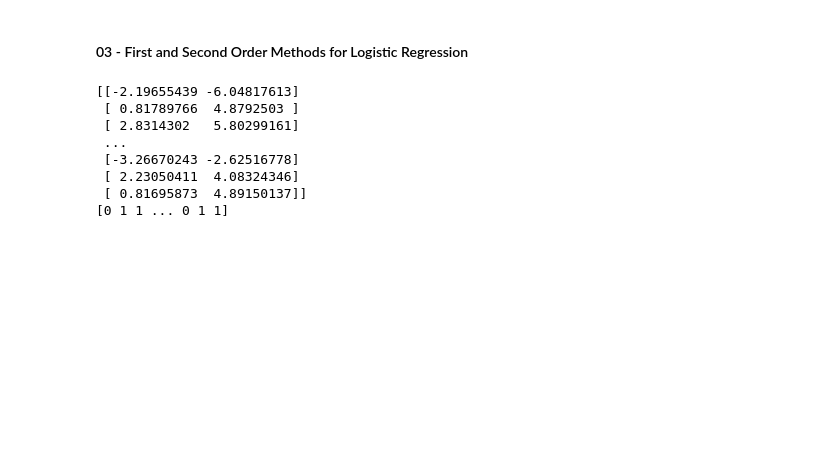
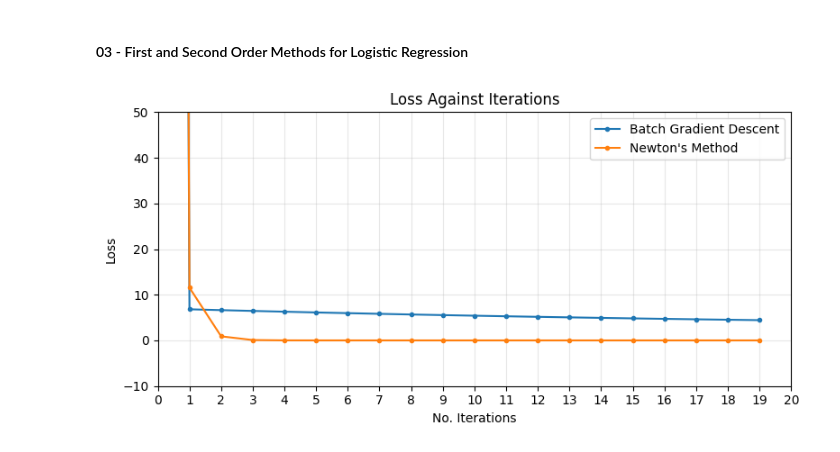
Before and after one commit to pulasthi-u/en3150-assignment02, a Jupyter notebook: A02.ipynb, the cells around one changed output. Saved outputs shown, nothing was run; the diff lists cells and outputs as text; code cells hidden in the pictures; blank space fills up the shorter version.

```diff
--- a/A02.ipynb
+++ b/A02.ipynb
@@ -108,14 +133,11 @@ X, y = make_blobs(n_samples=2000, centers=centers, random_state=5)
 transformation = [[0.5, 0.5], [-0.5, 1.5]]
 X = np.dot(X, transformation)
 
-print (X)
-print (y)
+# Prepend each data point with 1 to incorporate a bias term
+X = np.hstack([np.ones((X.shape[0], 1)), X])
+
+# Reshape y as a column vector
+y = y.reshape(-1, 1)
+
+# Number of data points
+N = X.shape[0]
-# %% [output]
-[[-2.19655439 -6.04817613]
- [ 0.81789766  4.8792503 ]
- [ 2.8314302   5.80299161]
- ...
- [-3.26670243 -2.62516778]
- [ 2.23050411  4.08324346]
- [ 0.81695873  4.89150137]]
-[0 1 1 ... 0 1 1]
@@ -121,0 +177,47 @@ print (y)
+# %%
+## Newton's Method
+
+# Initialize weights
+np.random.seed(1)
+w_NM = np.random.randn(X.shape[1], 1) * 0.01
+
+# Define a learning rate
+alpha = 3
+
+for i in range(20):
+    y_hat = sigmoid(X @ w_NM)
+
+    # Compute the gradient
+    g = (X.T @ (y_hat - y)) / N
+
+    # Compute the Hessian
+    S = np.diagflat(y_hat * (1 - y_hat))
+    H = (X.T @ S @ X) / N
+
+    # Find the step to take and update w
+    step = np.linalg.solve(H, g)
+    w_NM -= alpha * step
+
+    # Compute the loss
+    NM_losses.append(BCE(y, y_hat))
+# %%
+plt.figure(figsize=(8, 4))
+
+plt.title("Loss Against Iterations")
+
+plt.plot(BGD_losses, label="Batch Gradient Descent", marker=".")
+plt.plot(NM_losses, label="Newton's Method", marker=".")
+
+plt.xlim(0, 20)
+plt.ylim(-10, 50)
+plt.xlabel("No. Iterations")
+plt.ylabel("Loss")
+plt.xticks(np.arange(0, 21, 1))
+
+plt.legend()
+plt.grid(alpha=0.3)
+
+plt.tight_layout()
+plt.show()
+# %% [output]
+[figure, added]
```
Also changed, not shown: parts of 6 cells of this notebook, 4 other files.
